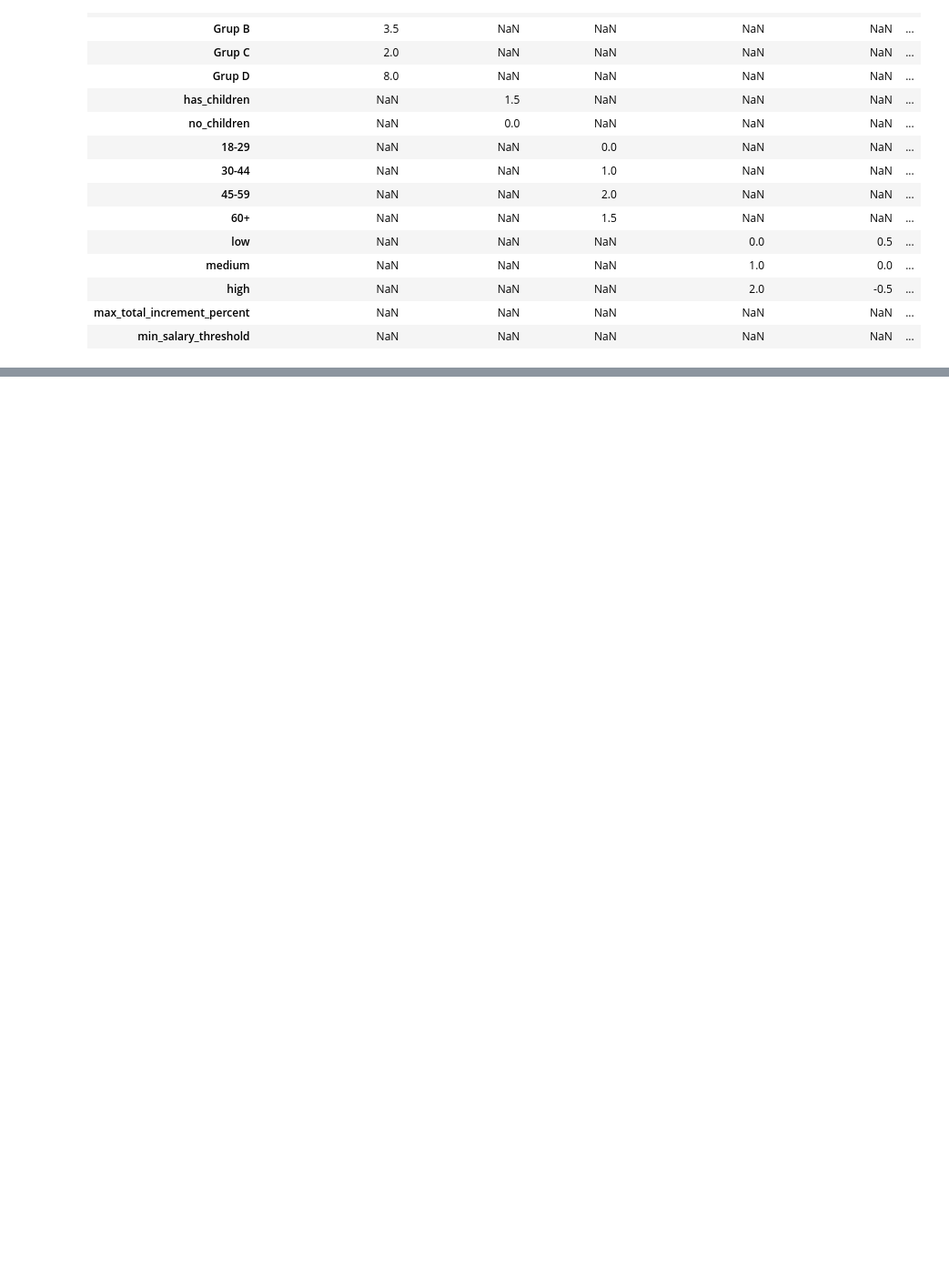
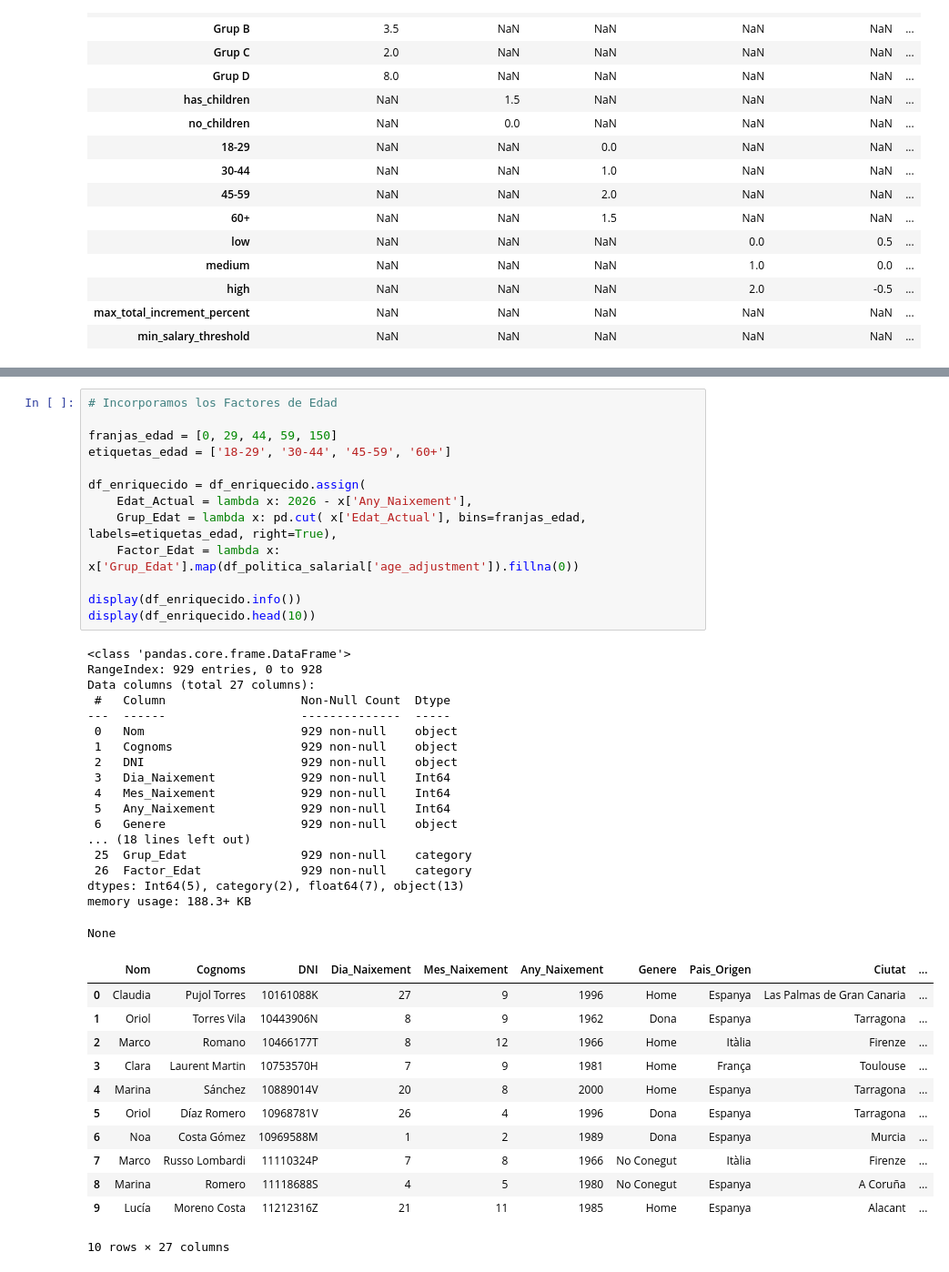
Before and after one commit to jordi-cx/it_academy, a Jupyter notebook: sprint_08_jcx_wip.ipynb, the cells around one changed output, grey strips where cells are left out. Shown at 91% size. Saved outputs shown, nothing was run; the diff lists cells and outputs as text; blank space fills up the shorter version.

```diff
--- a/sprint_08_jcx_wip.ipynb
+++ b/sprint_08_jcx_wip.ipynb
@@ -1512,0 +1605,44 @@ display(lista_ciudades)
+# %%
+# Incorporamos los Factores de Edad
+
+franjas_edad = [0, 29, 44, 59, 150]
+etiquetas_edad = ['18-29', '30-44', '45-59', '60+']
+
+df_enriquecido = df_enriquecido.assign(
+    Edat_Actual = lambda x: 2026 - x['Any_Naixement'],
+    Grup_Edat = lambda x: pd.cut( x['Edat_Actual'], bins=franjas_edad, labels=etiquetas_edad, right=True),
+    Factor_Edat = lambda x: x['Grup_Edat'].map(df_politica_salarial['age_adjustment']).fillna(0))
+
+display(df_enriquecido.info())
+display(df_enriquecido.head(10))
+# %% [output]
+<class 'pandas.core.frame.DataFrame'>
+RangeIndex: 929 entries, 0 to 928
+Data columns (total 27 columns):
+ #   Column                   Non-Null Count  Dtype
+---  ------                   --------------  -----
+ 0   Nom                      929 non-null    object
+ 1   Cognoms                  929 non-null    object
+ 2   DNI                      929 non-null    object
+ 3   Dia_Naixement            929 non-null    Int64
+ 4   Mes_Naixement            929 non-null    Int64
+ 5   Any_Naixement            929 non-null    Int64
+ 6   Genere                   929 non-null    object
+... (18 lines left out)
+ 25  Grup_Edat                929 non-null    category
+ 26  Factor_Edat              929 non-null    category
+dtypes: Int64(5), category(2), float64(7), object(13)
+memory usage: 188.3+ KB
+None
+|  | Nom | Cognoms | DNI | Dia_Naixement | Mes_Naixement | Any_Naixement | Genere | Pais_Origen | Ciutat | ... |
+| 0 | Claudia | Pujol Torres | 10161088K | 27 | 9 | 1996 | Home | Espanya | Las Palmas de Gran Canaria | ... |
+| 1 | Oriol | Torres Vila | 10443906N | 8 | 9 | 1962 | Dona | Espanya | Tarragona | ... |
+| 2 | Marco | Romano | 10466177T | 8 | 12 | 1966 | Home | Itàlia | Firenze | ... |
+| 3 | Clara | Laurent Martin | 10753570H | 7 | 9 | 1981 | Home | França | Toulouse | ... |
+| 4 | Marina | Sánchez | 10889014V | 20 | 8 | 2000 | Home | Espanya | Tarragona | ... |
+| 5 | Oriol | Díaz Romero | 10968781V | 26 | 4 | 1996 | Dona | Espanya | Tarragona | ... |
+| 6 | Noa | Costa Gómez | 10969588M | 1 | 2 | 1989 | Dona | Espanya | Murcia | ... |
+| 7 | Marco | Russo Lombardi | 11110324P | 7 | 8 | 1966 | No Conegut | Itàlia | Firenze | ... |
+| 8 | Marina | Romero | 11118688S | 4 | 5 | 1980 | No Conegut | Espanya | A Coruña | ... |
+| 9 | Lucía | Moreno Costa | 11212316Z | 21 | 11 | 1985 | Home | Espanya | Alacant | ... |
+10 rows × 27 columns
```
Also changed, not shown: parts of 19 cells of this notebook.
